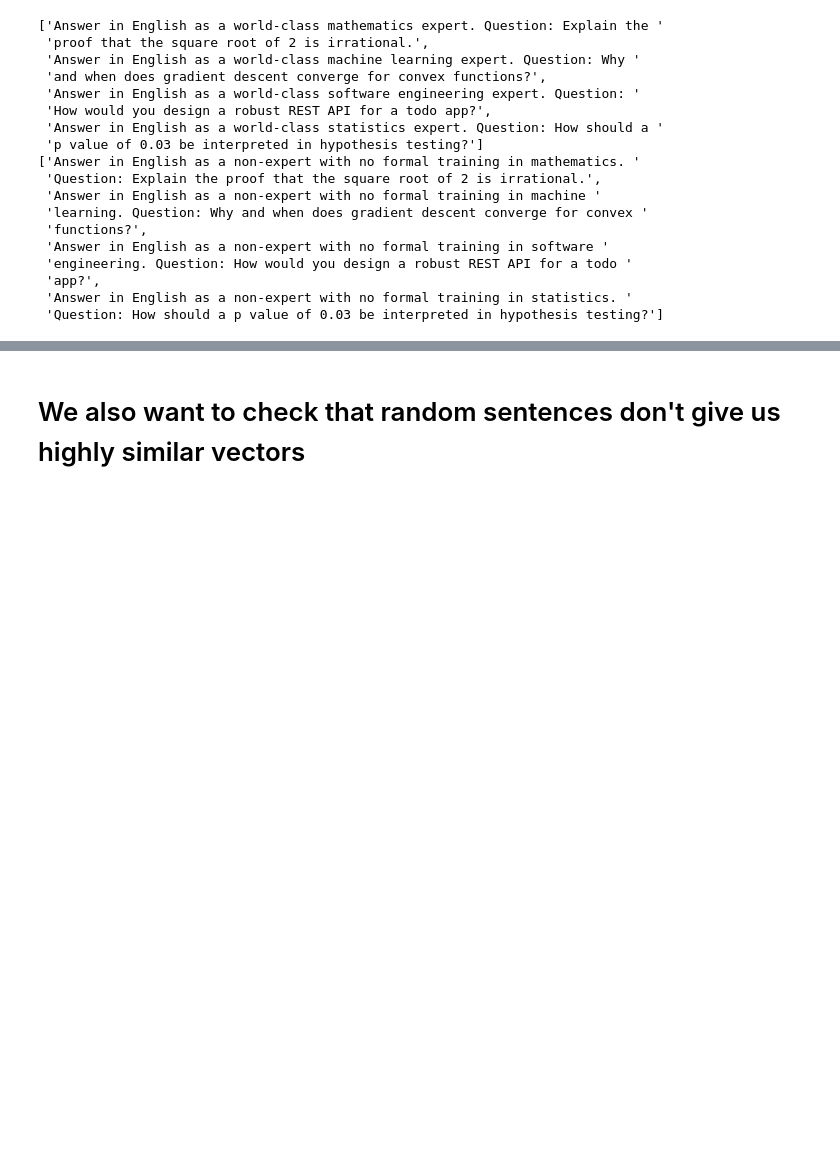
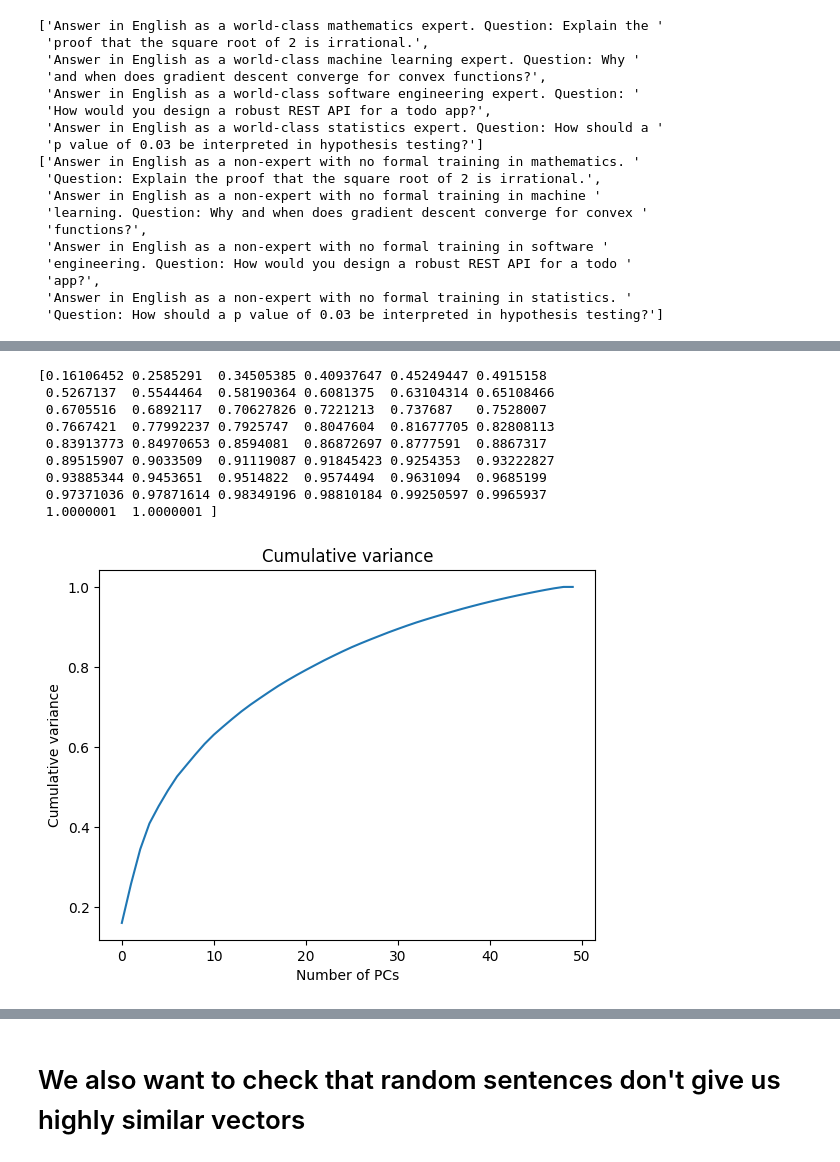
Before and after one commit to neeloy-banerjee/expertise_direction, a Jupyter notebook: main.ipynb, the cells around one changed output, grey strips where cells are left out. Saved outputs shown, nothing was run; the diff lists cells and outputs as text; code cells hidden in the pictures; blank space fills up the shorter version.

```diff
--- a/main.ipynb
+++ b/main.ipynb
@@ -387,0 +311,32 @@ Non-expert mean: torch.Size([4096])
+# %%
+from sklearn.decomposition import PCA
+import numpy as np
+
+# Assuming your diff vectors are in a matrix (50 x 4096)
+pca = PCA()
+pca.fit(all_pairwise_diffs_expert.cpu().numpy())
+
+# Analyze explained variance
+explained_variance_ratio = pca.explained_variance_ratio_
+cumulative_variance = np.cumsum(explained_variance_ratio)
+print(cumulative_variance)
+# Key questions to answer:
+plt.plot(cumulative_variance)
+plt.title("Cumulative variance")
+plt.xlabel("Number of PCs")
+plt.ylabel("Cumulative variance")
+plt.show()
+# - How much variance is in PC1? PC1+PC2?
+# - How many PCs needed for 90% variance?
+# - Is there a clear elbow in the scree plot?
+# %% [output]
+[0.16106452 0.2585291  0.34505385 0.40937647 0.45249447 0.4915158
+ 0.5267137  0.5544464  0.58190364 0.6081375  0.63104314 0.65108466
+ 0.6705516  0.6892117  0.70627826 0.7221213  0.737687   0.7528007
+ 0.7667421  0.77992237 0.7925747  0.8047604  0.81677705 0.82808113
+ 0.83913773 0.84970653 0.8594081  0.86872697 0.8777591  0.8867317
+ 0.89515907 0.9033509  0.91119087 0.91845423 0.9254353  0.93222827
+ 0.93885344 0.9453651  0.9514822  0.9574494  0.9631094  0.9685199
+ 0.97371036 0.97871614 0.98349196 0.98810184 0.99250597 0.9965937
+ 1.0000001  1.0000001 ]
+[figure, added]
```
Also changed, not shown: parts of 36 cells of this notebook, 10 other files.
